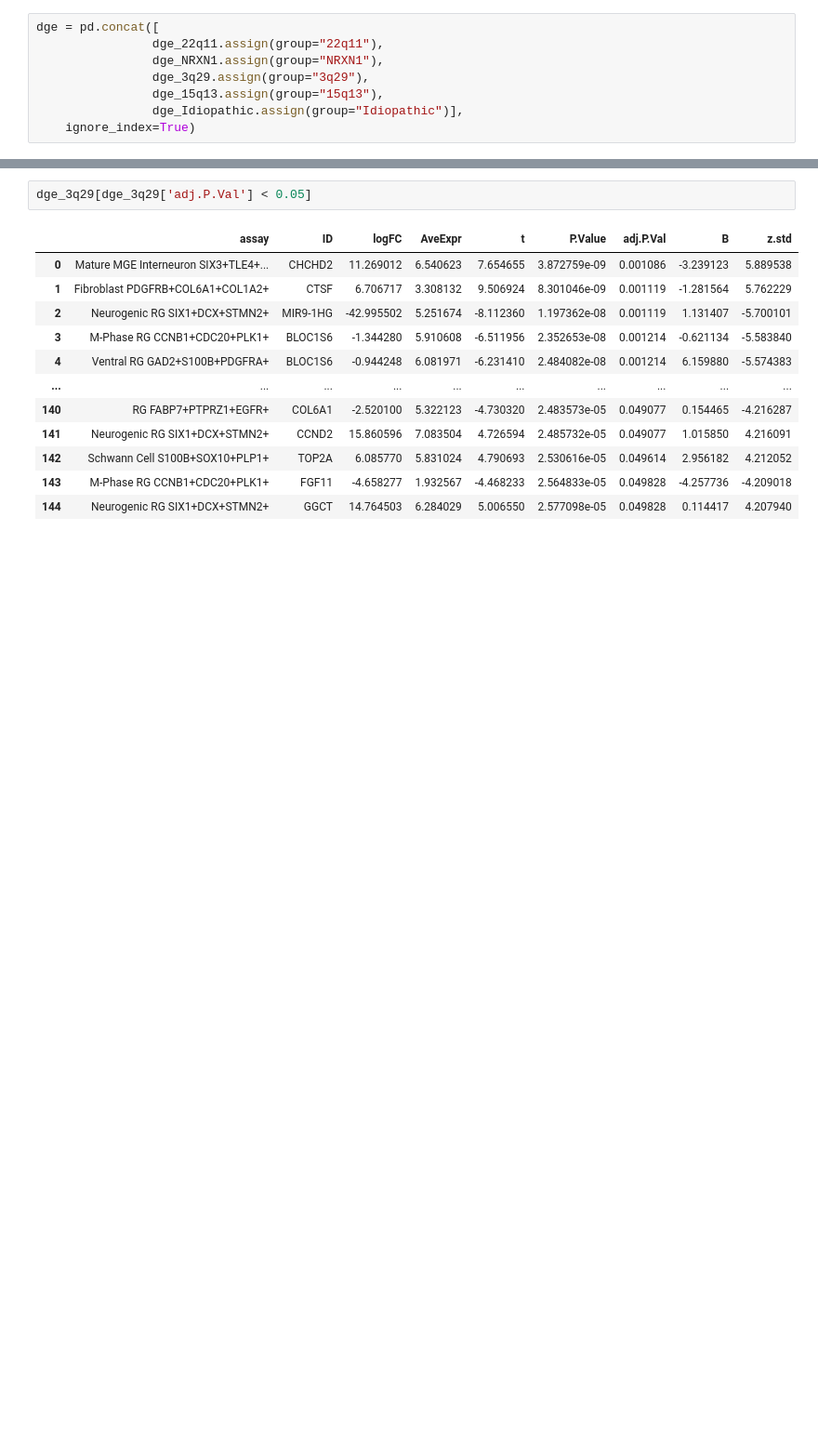
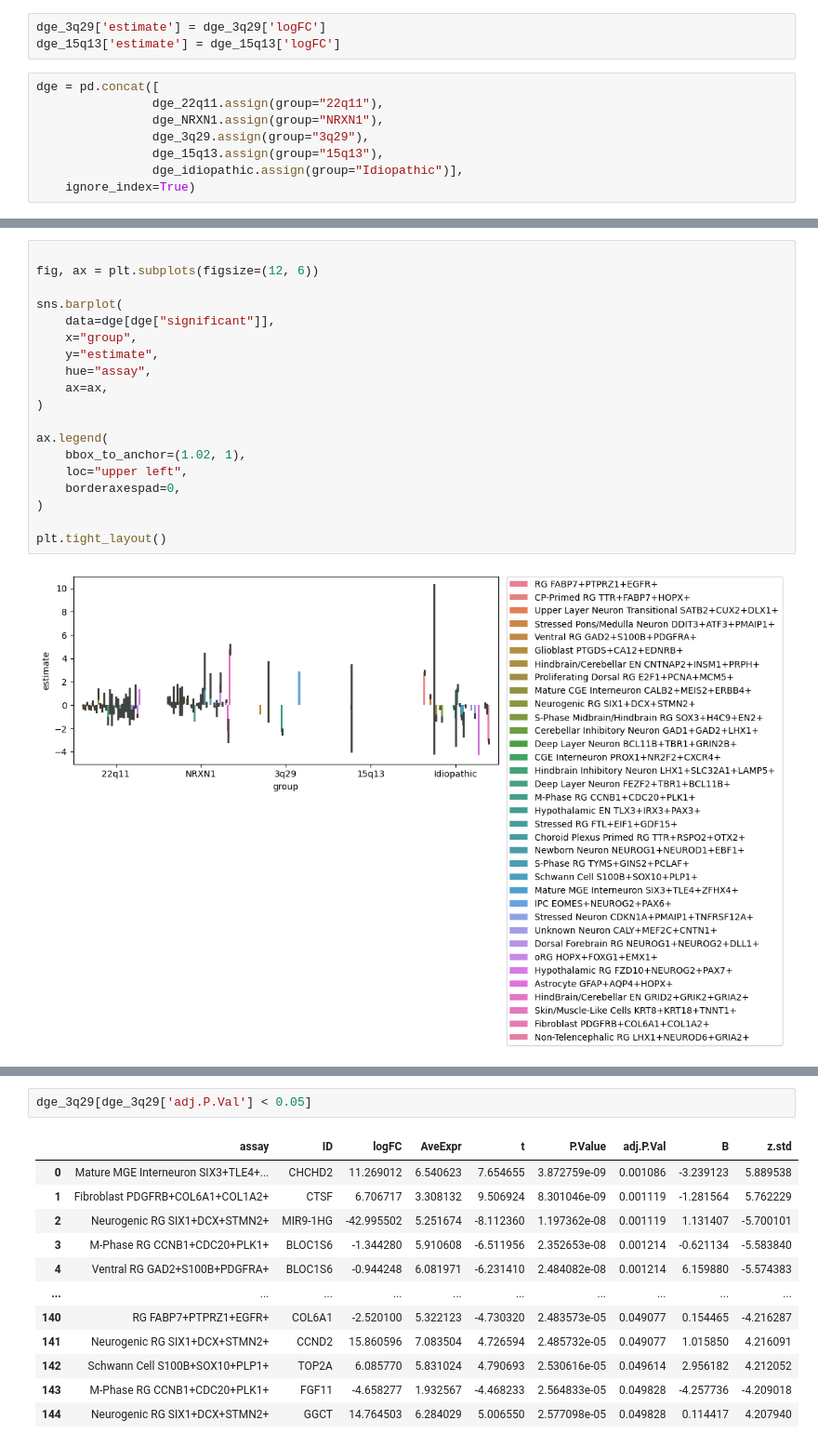
Before and after one commit to deepak-kaji/schizophrenia_organoid_convergence, a Jupyter notebook: disease_analyses/subtype_level_dge_examination.ipynb, the cells around one changed output, grey strips where cells are left out. Shown at 93% size. Drawn from its saved outputs; the diff is of its cells as text; blank space fills up the shorter version.

```diff
--- a/disease_analyses/subtype_level_dge_examination.ipynb
+++ b/disease_analyses/subtype_level_dge_examination.ipynb
@@ -49,8 +55,11 @@ dge_Idiopathic
+# %%
+dge_3q29['estimate'] = dge_3q29['logFC']
+dge_15q13['estimate'] = dge_15q13['logFC']
 # %%
 dge = pd.concat([
                 dge_22q11.assign(group="22q11"),
                 dge_NRXN1.assign(group="NRXN1"),
                 dge_3q29.assign(group="3q29"),
                 dge_15q13.assign(group="15q13"),
-                dge_Idiopathic.assign(group="Idiopathic")],
+                dge_idiopathic.assign(group="Idiopathic")],
     ignore_index=True)
@@ -56,0 +86,21 @@ dge = pd.concat([
+# %%
+
+fig, ax = plt.subplots(figsize=(12, 6))
+
+sns.barplot(
+    data=dge[dge["significant"]],
+    x="group",
+    y="estimate",
+    hue="assay",
+    ax=ax,
+)
+
+ax.legend(
+    bbox_to_anchor=(1.02, 1),
+    loc="upper left",
+    borderaxespad=0,
+)
+
+plt.tight_layout()
+# %% [output]
+[figure, added]
```
Also changed, not shown: parts of 11 cells of this notebook, 4 other files.
